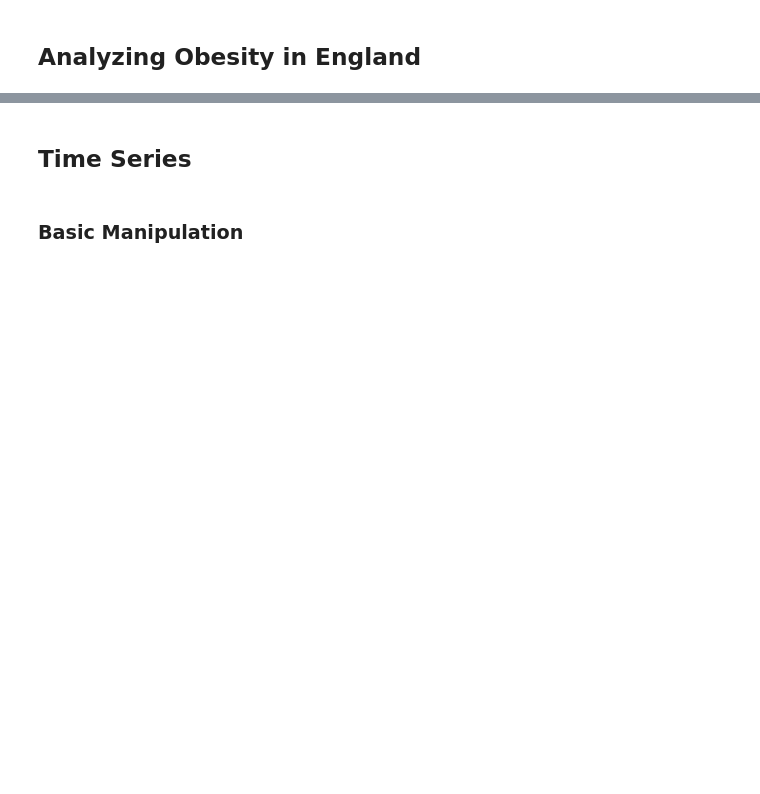
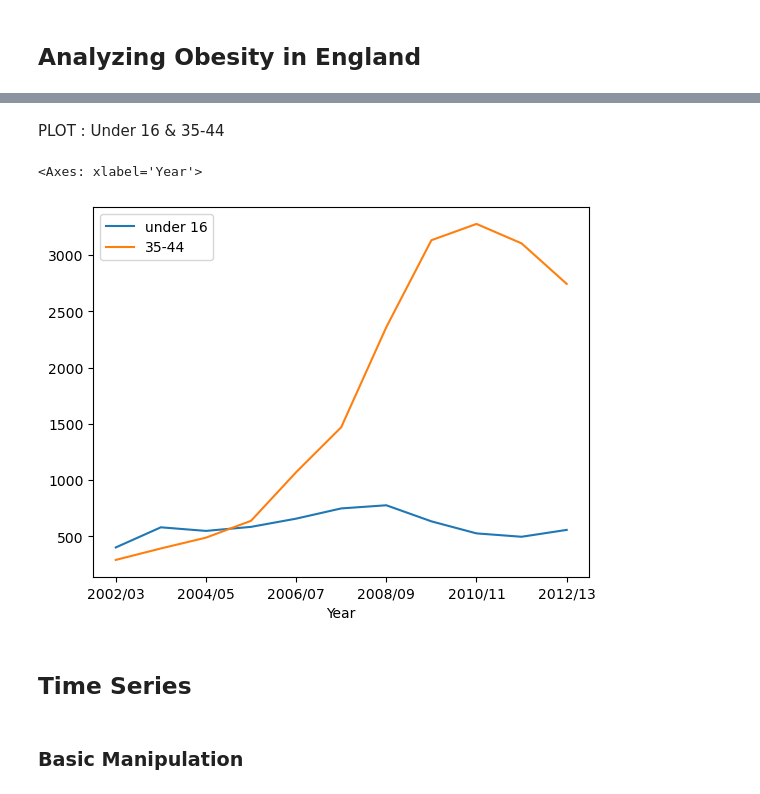
Before and after one commit to mfarizky/H8_5, a Jupyter notebook: sesi/sesi_6.ipynb, the cells around one changed output, grey strips where cells are left out. Drawn from its saved outputs; the diff is of its cells as text; code cells hidden in the pictures; blank space fills up the shorter version.

```diff
--- a/sesi/sesi_6.ipynb
+++ b/sesi/sesi_6.ipynb
@@ -133,3 +321,11 @@ Name: NUM_BEDROOMS, dtype: float64
+# %% [markdown]
+PLOT : Under 16 & 35-44
+# %%
+data_age["Under 16"].plot(label="under 16", legend=True)
+data_age["35-44"].plot(label="35-44", legend=True)
+# %% [output]
+<Axes: xlabel='Year'>
+[figure, added]
 # %% [markdown]
 ## Time Series
 # %% [markdown]
```
Also changed, not shown: parts of 60 cells of this notebook.
